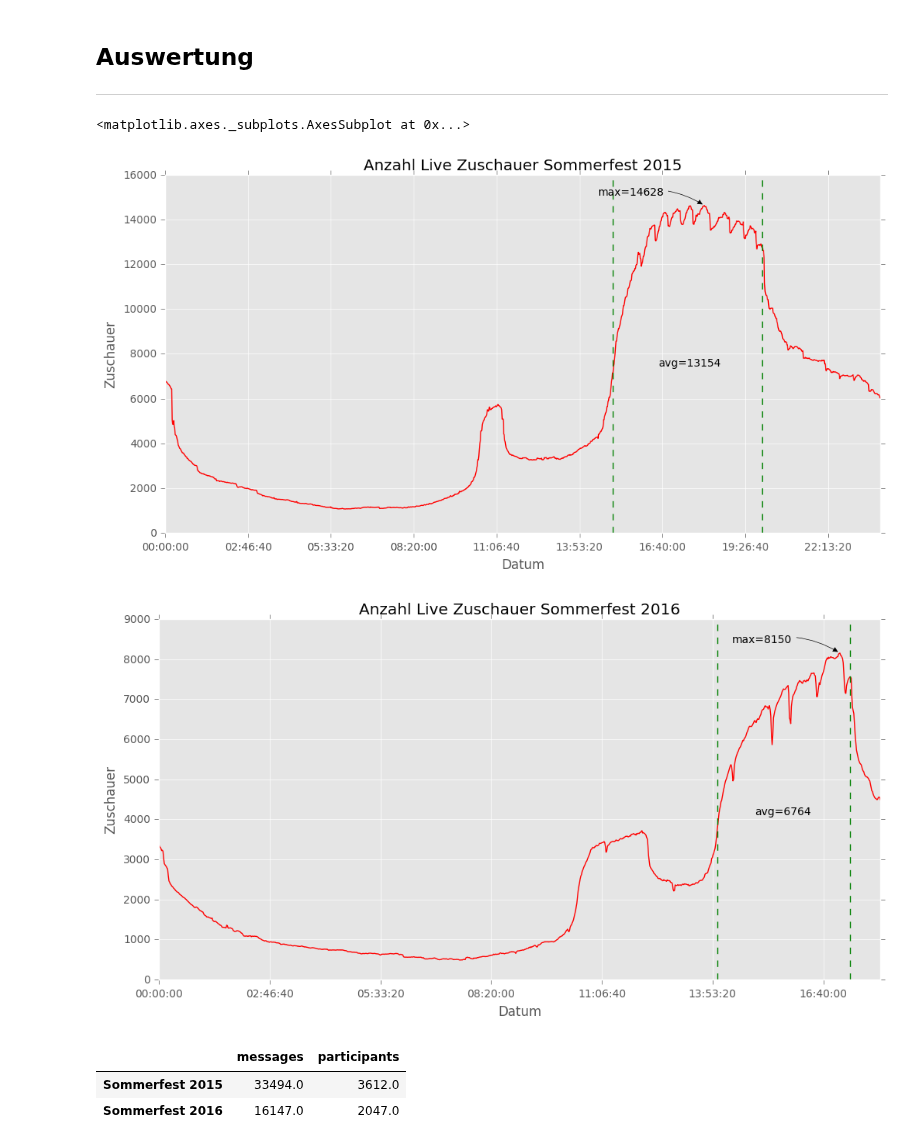
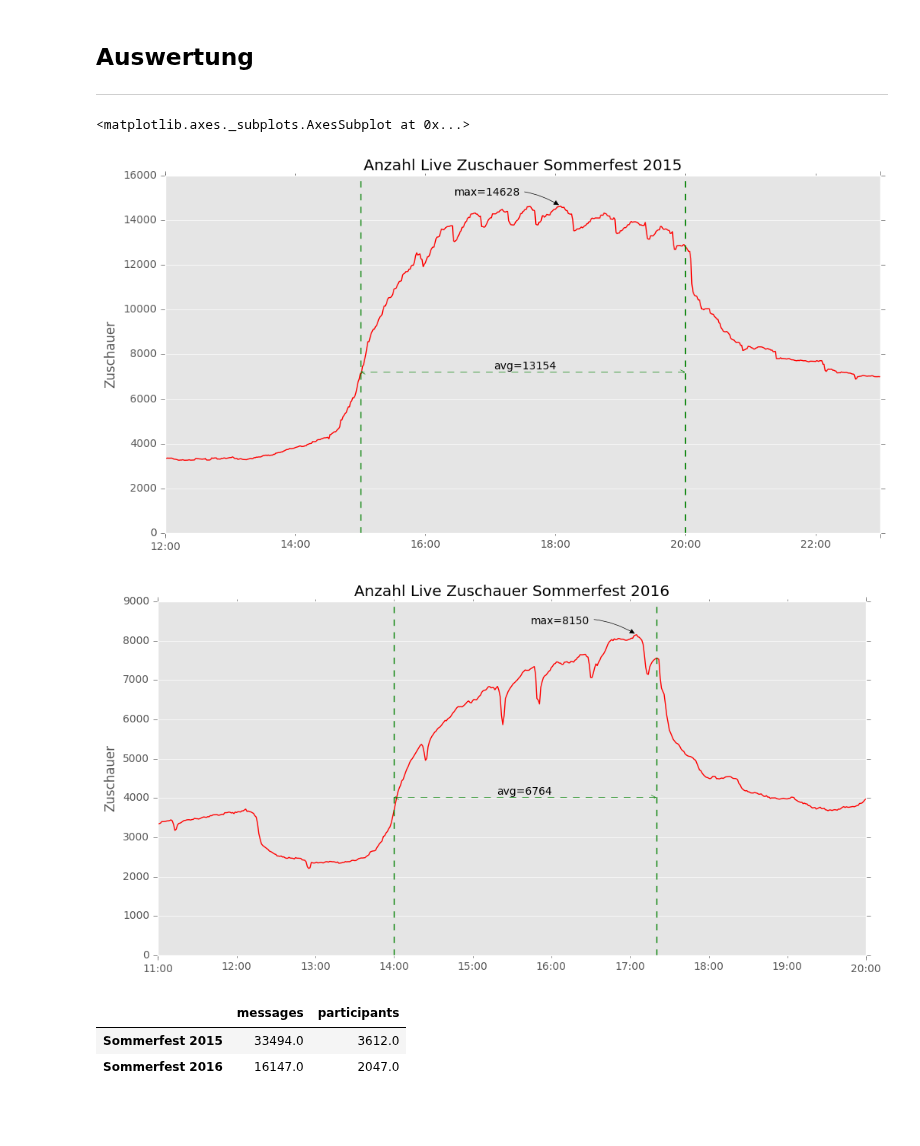
Before and after one commit to rbtvstats/rbtvstats, a Jupyter notebook: notebooks/show_sommerfest.ipynb, the cells around one changed output. Drawn from its saved outputs; the diff is of its cells as text; code cells hidden in the pictures; blank space fills up the shorter version.

```diff
--- a/notebooks/show_sommerfest.ipynb
+++ b/notebooks/show_sommerfest.ipynb
@@ -19,3 +19,4 @@ matplotlib.style.use('ggplot')
 #constants
 CHAT_DATA_DIRECTORY = '/home/marcel/Development/rbtvdata/chat'
 LIVE_DATA_DIRECTORY = '/home/marcel/Development/rbtvdata/live'
+MARGIN = datetime.timedelta(hours=3)
@@ -22,3 +25,9 @@ LIVE_DATA_DIRECTORY = '/home/marcel/Development/rbtvdata/live'
+# %%
+#load chat data
+chat = common.chat.load(CHAT_DATA_DIRECTORY)
+
+#create additional column
+chat['day'] = chat.index.strftime('%Y-%m-%d')
 # %% [markdown]
 ## Live Daten
 ___
@@ -34,66 +43,70 @@ ___
 # %%
 shows = [{
     'name': 'Sommerfest 2015',
-    'date' : datetime.date(2015, 8, 28),
-    'start': datetime.time(15, 0, 0),
-    'end': datetime.time(20, 0, 0)
+    'start': datetime.datetime(2015, 8, 28, 15, 0, 0),
+    'end': datetime.datetime(2015, 8, 28, 20, 0, 0)
 }, {
     'name': 'Sommerfest 2016',
-    'date' : datetime.date(2016, 9, 30),
-    'start': datetime.time(14, 0, 0),
-    'end': datetime.time(17, 20, 0)
+    'start': datetime.datetime(2016, 9, 30, 14, 0, 0),
+    'end': datetime.datetime(2016, 9, 30, 17, 20, 0)
 }]
 
 for show in shows:
     #filter live data by date
-    liveFiltered = live[live['day'] == str(show['date'])]
+    dateStart = show['start'] - MARGIN
+    dateEnd = show['end'] + MARGIN
+    liveFilteredMargin = live.loc[dateStart : dateEnd]
+
+    #adjust column
+    liveFilteredMargin = liveFilteredMargin['viewers'].to_frame('viewers')
+
+    #filter live data by date
+    liveFiltered = live.loc[show['start'] : show['end']]
 
     #adjust column
     liveFiltered = liveFiltered['viewers'].to_frame('viewers')
 
-    #filter live data by time
-    liveFilteredTime = liveFiltered.between_time(show['start'], show['end'])
+    #plot
+    plot = liveFilteredMargin.plot(figsize=(12, 6), color='r', legend=False, title='Anzahl Live Zuschauer %s' % show['name'])
+    plot.set_xlabel('')
+    plot.set_ylabel('Zuschauer')
 
-    #adjust data type
-    liveFiltered = liveFiltered.set_index(liveFiltered.index.time)
-    liveFilteredTime = liveFilteredTime.set_index(liveFilteredTime.index.time)
-
-    #plot
-    plot = liveFiltered.plot(figsize=(12, 6), color='r', legend=False, title='Anzahl Live Zuschauer %s' % show['name'])
-    plot.set_xlabel('Datum')
-    plot.set_ylabel('Zuschauer')
+    plt.ylim(ymin=0)
 
     #annotate max
     datapointMax = {
-        'x': liveFilteredTime.idxmax()[0],
-        'y': liveFilteredTime.max()[0]
+        'x': liveFiltered.idxmax()[0],
+        'y': liveFiltered.max()[0]
     }
     plot.annotate('max=%d' % datapointMax['y'],
                   xy=(datapointMax['x'], datapointMax['y']), xycoords='data',
                   xytext=(-100, 10), textcoords='offset points',
                   arrowprops=dict(arrowstyle="-|>",
                                   connectionstyle='arc3,rad=-0.2',
                                   linewidth = 0.5,
                                   color = 'black')
                  )
 
     #annotate avg
-    dateEnd = datetime.datetime.combine(datetime.date.today(), show['end'])
-    dateStart = datetime.datetime.combine(datetime.date.today(), show['start'])
-    dateMiddle = (dateStart + (dateEnd - dateStart) / 2).time()
-    plot.annotate('avg=%d' % liveFilteredTime.mean(),
-                  xy=(dateMiddle, datapointMax['y']), xycoords='data',
-                  xytext=(-27, -150), textcoords='offset points')
+    dateMiddle = (show['start'] + (show['end'] - show['start']) / 2)
+    plot.annotate('',
+                  xy=(show['start'], datapointMax['y'] / 2.03), xycoords='data',
+                  xytext=(show['end'], datapointMax['y'] / 2.03), textcoords='data',
+                  arrowprops=dict(edgecolor='g', arrowstyle = '<->', linestyle='--', shrinkA=0, shrinkB=0)
+                  )
+    plot.annotate('avg=%d' % liveFiltered.mean(),
+                  xy=(dateMiddle, datapointMax['y'] / 2), xycoords='data',
+                  xytext=(-27, 0), textcoords='offset points')
 
     #start/end times
     plot.axvline(show['start'], color='g', linestyle='--')
     plot.axvline(show['end'], color='g', linestyle='--')
 
 plot
 # %% [output]
 <matplotlib.axes._subplots.AxesSubplot at 0x...>
-[figure, old version]
+[figure, new version]
-[figure, old version]
+[figure, new version]
 # %%
 data = pd.DataFrame(columns=('messages', 'participants'))
 
```
Also changed, not shown: parts of 2 cells of this notebook, 1 other file.
